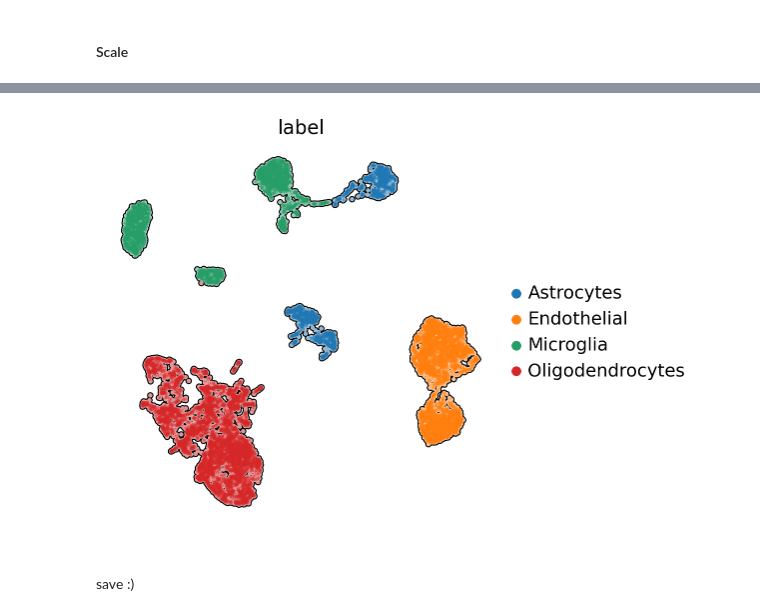
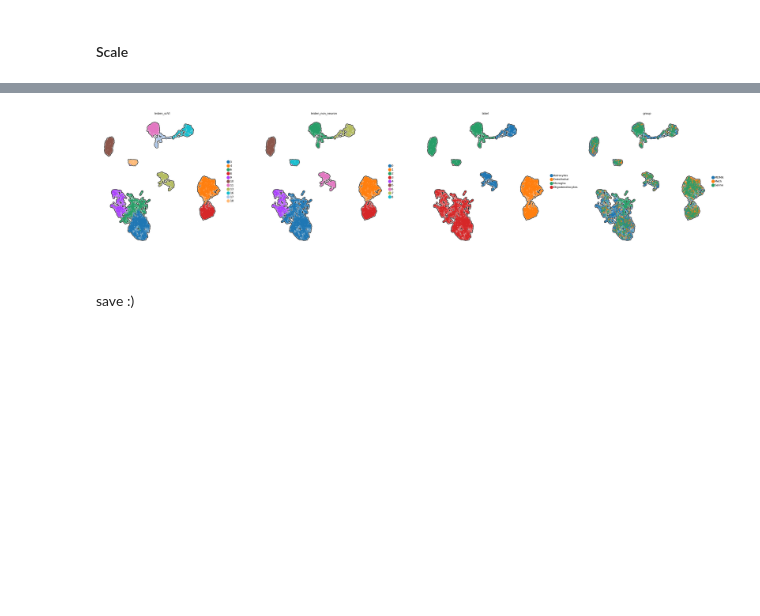
Before and after one commit to SABAFQ/MDMA-scRNAseq, a Jupyter notebook: 2-celltyping.ipynb, the cells around one changed output, grey strips where cells are left out. Saved outputs shown, nothing was run; the diff lists cells and outputs as text; code cells hidden in the pictures; blank space fills up the shorter version.

```diff
--- a/2-celltyping.ipynb
+++ b/2-celltyping.ipynb
@@ -562,21 +264,21 @@ var_group_labels: Endothelial, Oligodentrocyte, Microglia, etc.
 # %%
 sc.pl.umap(
     adata_non_neuron,
     color=[
+        'leiden_scVI',
+        'leiden_non_neuron',
         'label',
-        # 'leiden_scVI',
-        # 'leiden_non_neuron',
         # "Mog","Ptprb",
         # "Snap25",'Sox11',
-        # 'group',
+        'group',
     ],
     vmax=2,
     vmin=0,
     color_map="Reds",
     frameon=False,alpha=0.5,size=30,
     # legend_loc='on data',
     add_outline=0.1
 )
 # %% [output]
-[figure, old version]
+[figure, new version]
 # %%
```
Also changed, not shown: parts of 70 cells of this notebook, 12 other files.
